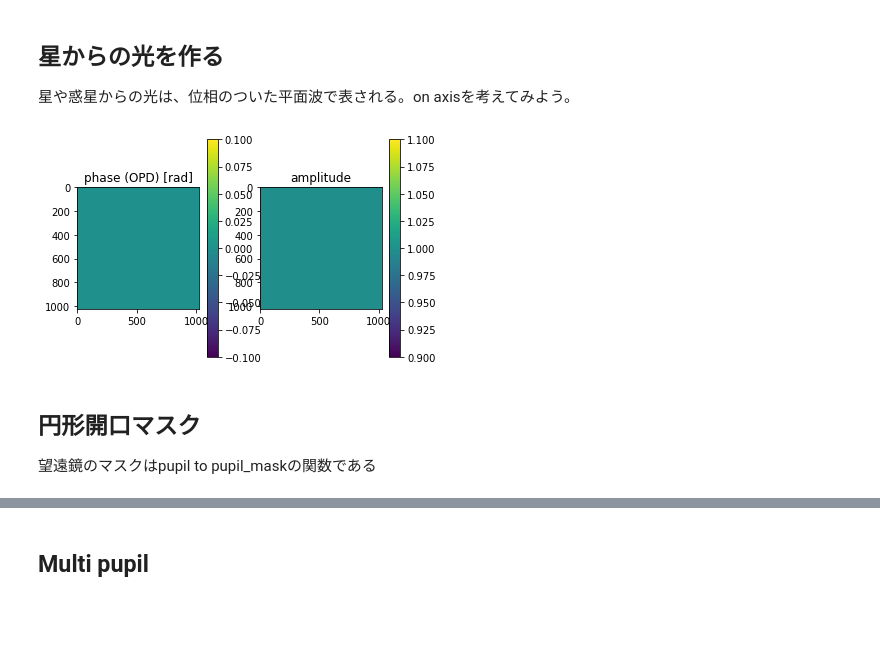
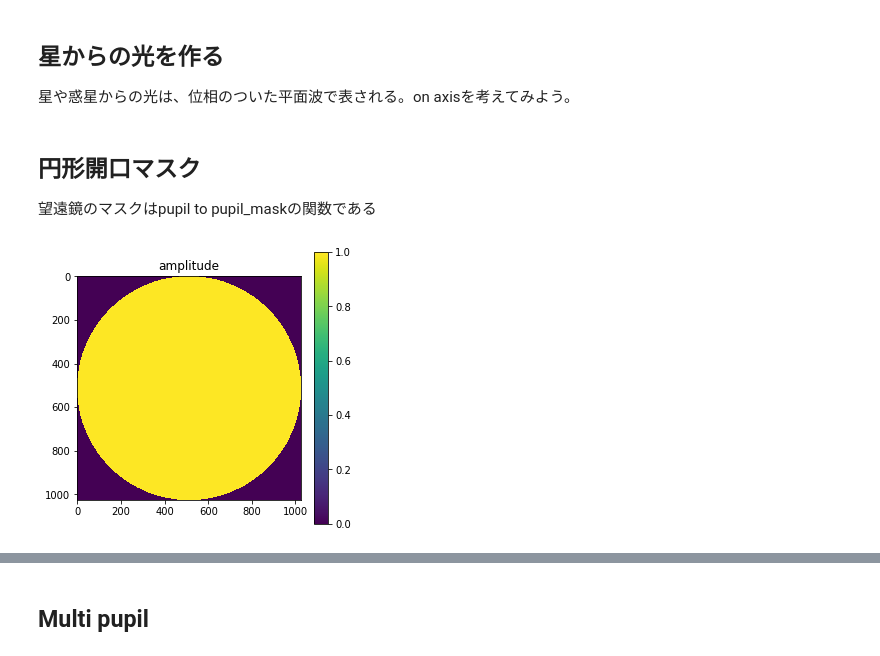
Before and after one commit to HajimeKawahara/fossim, a Jupyter notebook: ipynb/Multipupil -2D.ipynb, the cells around one changed output, grey strips where cells are left out. Drawn from its saved outputs; the diff is of its cells as text; code cells hidden in the pictures; blank space fills up the shorter version.

```diff
--- a/ipynb/Multipupil -2D.ipynb
+++ b/ipynb/Multipupil -2D.ipynb
@@ -25,20 +25,10 @@ pupa = pw.wg_plain_wave(n,pos_star)
-# %%
-fig = plt.figure()
-ax = fig.add_subplot(121)
-q=ax.imshow(np.angle(pupa))
-plt.title("phase (OPD) [rad]")
-plt.colorbar(q)
-ax = fig.add_subplot(122)
-q=ax.imshow(np.abs(pupa))
-plt.title("amplitude")
-plt.colorbar(q)
-plt.show()
-# %% [output]
-[figure, removed]
 # %% [markdown]
 ## 円形開口マスク
 望遠鏡のマスクはpupil to pupil_maskの関数である
 # %%
 pupa_perfect = pw.wg_plain_wave(n,pos_star)
 mask=mc.p2pm_circular(pupa_perfect)
 pupa_perfect[mask]=0.0+0.0j
+plt_mp.plotpup(pupa_perfect,small=True)
+# %% [output]
+[figure, added]
```
Also changed, not shown: parts of 19 cells of this notebook, 2 other files.
